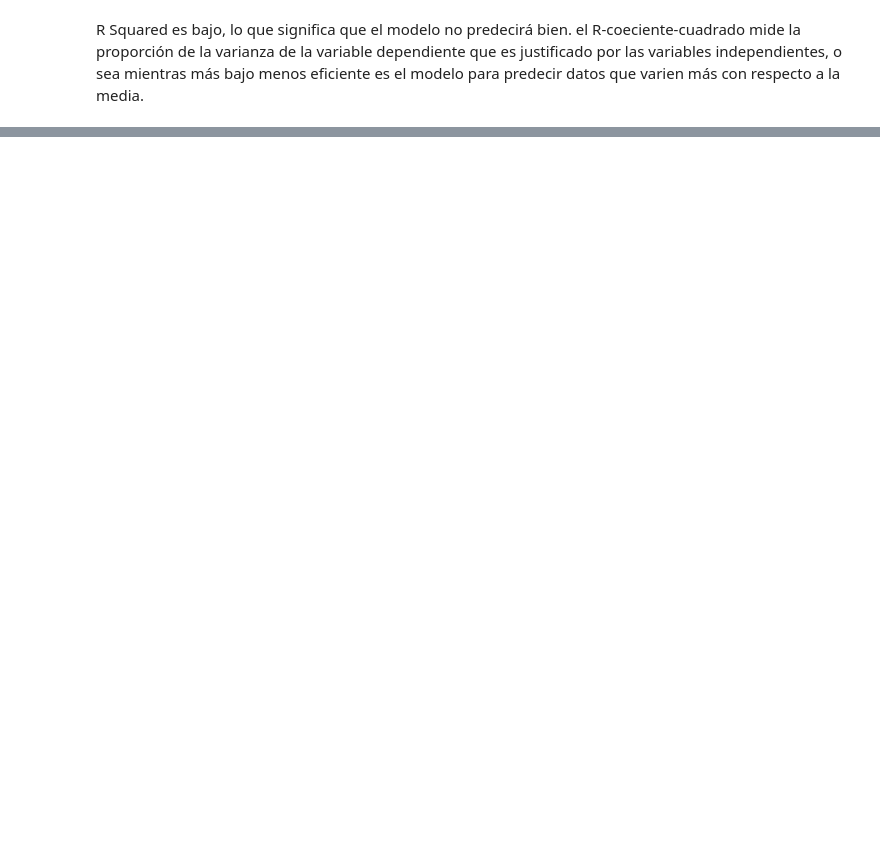
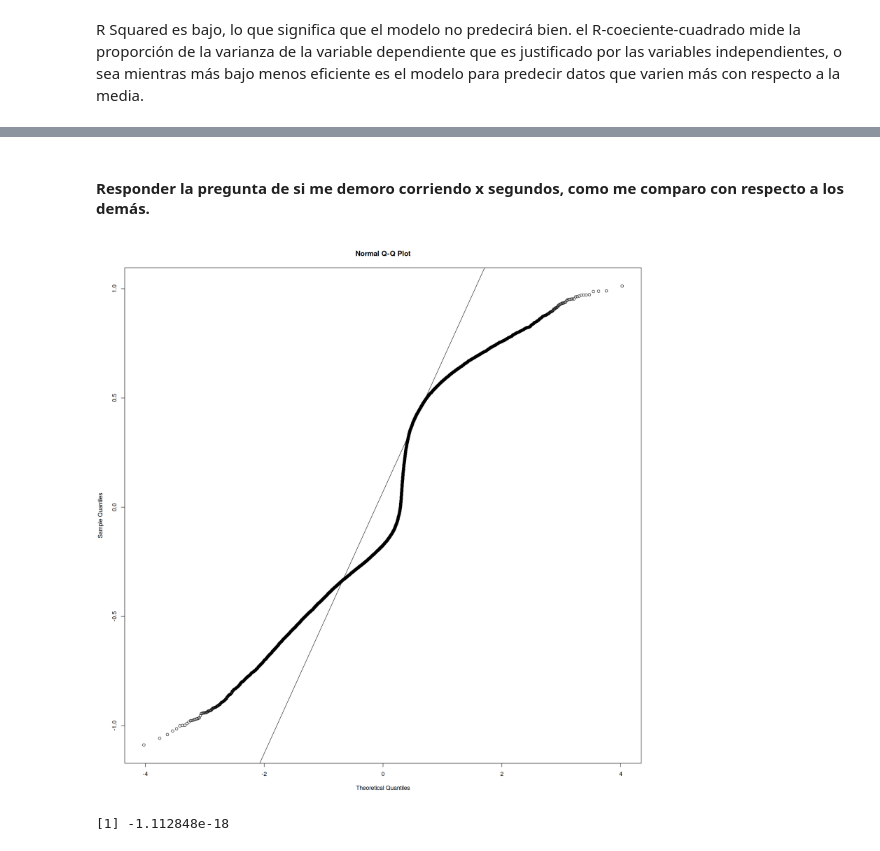
Before and after one commit to BritoAlv/MarathonStatistics, a Jupyter notebook: stats.ipynb, the cells around one changed output, grey strips where cells are left out. Saved outputs shown, nothing was run; the diff lists cells and outputs as text; code cells hidden in the pictures; blank space fills up the shorter version.

```diff
--- a/stats.ipynb
+++ b/stats.ipynb
@@ -397,3 +607,16 @@ R Squared es bajo, lo que significa que el modelo no predecirá bien. el R-coeci
+# %% [markdown]
+#### Responder la pregunta de si me demoro corriendo x segundos, como me comparo con respecto a los demás.
+# %%
+# Q-Q plot of residuals
+qqnorm(residuals)
+qqline(residuals)
+# %% [output]
+[figure, added]
+# %%
+mean_residuals <- mean(residuals)
+mean_residuals
+# %% [output]
+[1] -1.112848e-18
 # %%
 # Set the seed for reproducibility
 set.seed(123)
```
Also changed, not shown: parts of 52 cells of this notebook, 2 other files.
